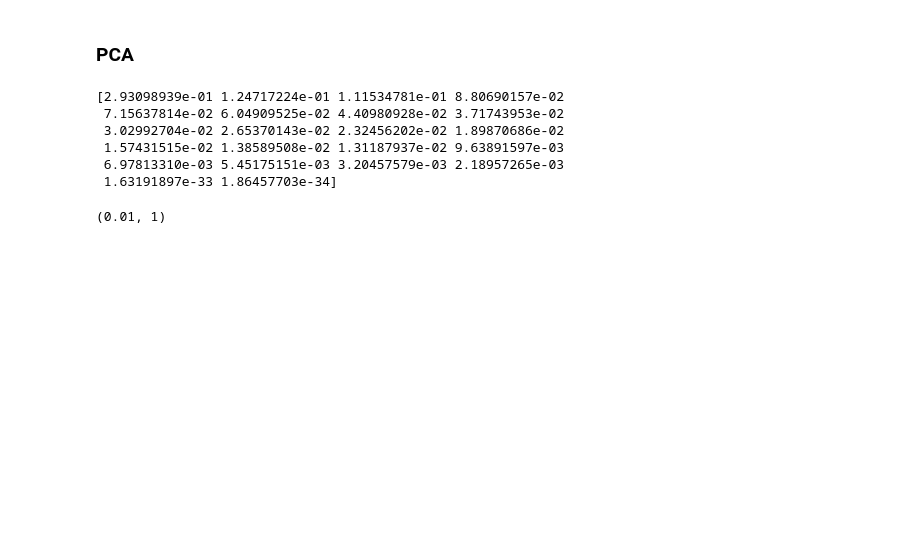
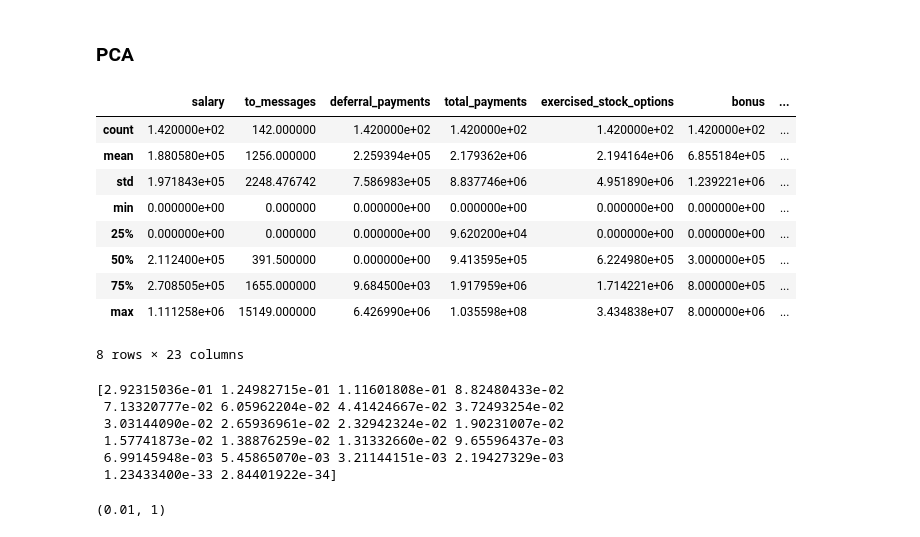
Before and after one commit to ekaraseva/Enron-fraud, a Jupyter notebook: poi_id.ipynb, the cells around one changed output. Saved outputs shown, nothing was run; the diff lists cells and outputs as text; code cells hidden in the pictures; blank space fills up the shorter version.

```diff
--- a/poi_id.ipynb
+++ b/poi_id.ipynb
@@ -622,18 +637,37 @@ features_train.shape
 ## 4. Features selection
 # %% [markdown]
 ### PCA
+# %%
+enron_df.describe()
+# %% [output]
+|  | salary | to_messages | deferral_payments | total_payments | exercised_stock_options | bonus | ... |
+| count | 1.420000e+02 | 142.000000 | 1.420000e+02 | 1.420000e+02 | 1.420000e+02 | 1.420000e+02 | ... |
+| mean | 1.880580e+05 | 1256.000000 | 2.259394e+05 | 2.179362e+06 | 2.194164e+06 | 6.855184e+05 | ... |
+| std | 1.971843e+05 | 2248.476742 | 7.586983e+05 | 8.837746e+06 | 4.951890e+06 | 1.239221e+06 | ... |
+| min | 0.000000e+00 | 0.000000 | 0.000000e+00 | 0.000000e+00 | 0.000000e+00 | 0.000000e+00 | ... |
+| 25% | 0.000000e+00 | 0.000000 | 0.000000e+00 | 9.620200e+04 | 0.000000e+00 | 0.000000e+00 | ... |
+| 50% | 2.112400e+05 | 391.500000 | 0.000000e+00 | 9.413595e+05 | 6.224980e+05 | 3.000000e+05 | ... |
+| 75% | 2.708505e+05 | 1655.000000 | 9.684500e+03 | 1.917959e+06 | 1.714221e+06 | 8.000000e+05 | ... |
+| max | 1.111258e+06 | 15149.000000 | 6.426990e+06 | 1.035598e+08 | 3.434838e+07 | 8.000000e+06 | ... |
+8 rows × 23 columns
 # %%
 from sklearn.decomposition import PCA
+from sklearn.preprocessing import MinMaxScaler
+
+scaler = MinMaxScaler()
+scaler.fit(enron_df[features_list])
+enron_norm_df=pd.DataFrame(scaler.transform(enron_df[features_list]),columns=features_list)
+
 pca= PCA()
 pca.fit(enron_norm_df[features_list])
 print(pca.explained_variance_ratio_)
 # %% [output]
-[2.93098939e-01 1.24717224e-01 1.11534781e-01 8.80690157e-02
- 7.15637814e-02 6.04909525e-02 4.40980928e-02 3.71743953e-02
- 3.02992704e-02 2.65370143e-02 2.32456202e-02 1.89870686e-02
- 1.57431515e-02 1.38589508e-02 1.31187937e-02 9.63891597e-03
- 6.97813310e-03 5.45175151e-03 3.20457579e-03 2.18957265e-03
- 1.63191897e-33 1.86457703e-34]
+[2.92315036e-01 1.24982715e-01 1.11601808e-01 8.82480433e-02
+ 7.13320777e-02 6.05962204e-02 4.41424667e-02 3.72493254e-02
+ 3.03144090e-02 2.65936961e-02 2.32942324e-02 1.90231007e-02
+ 1.57741873e-02 1.38876259e-02 1.31332660e-02 9.65596437e-03
+ 6.99145948e-03 5.45865070e-03 3.21144151e-03 2.19427329e-03
+ 1.23433400e-33 2.84401922e-34]
 # %%
 fig, ax = plt.subplots(1,2,figsize=(15,5))
 for i in range(2):
```
Also changed, not shown: parts of 41 cells of this notebook.
